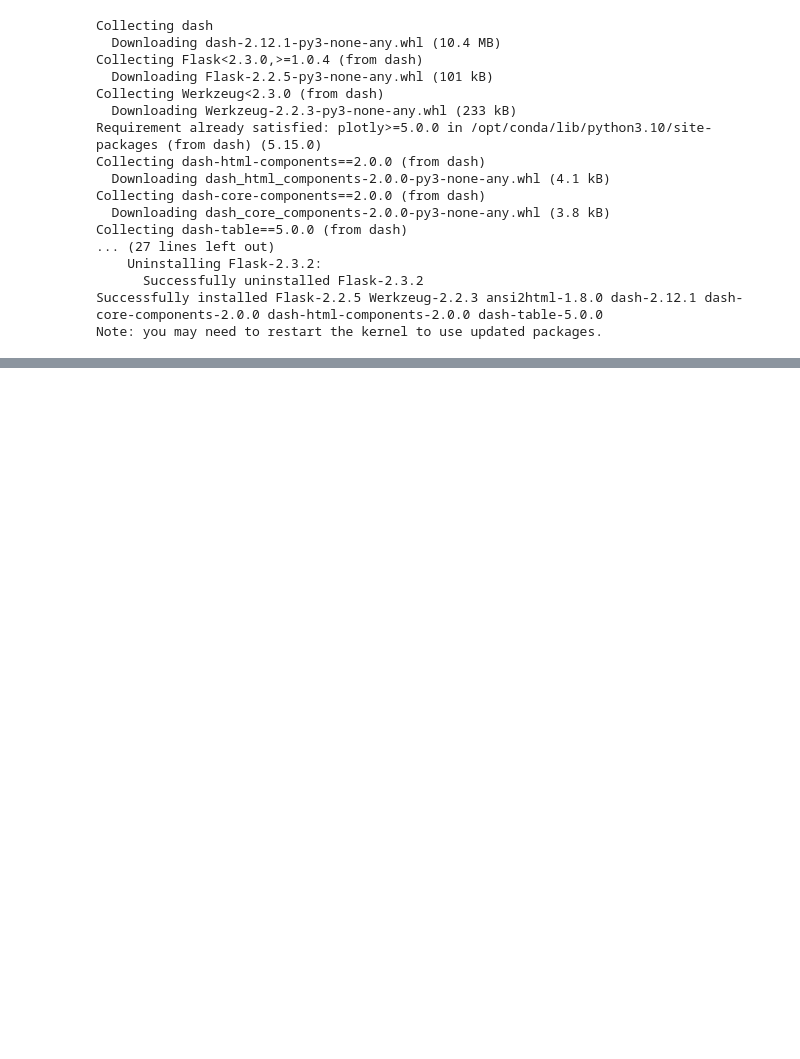
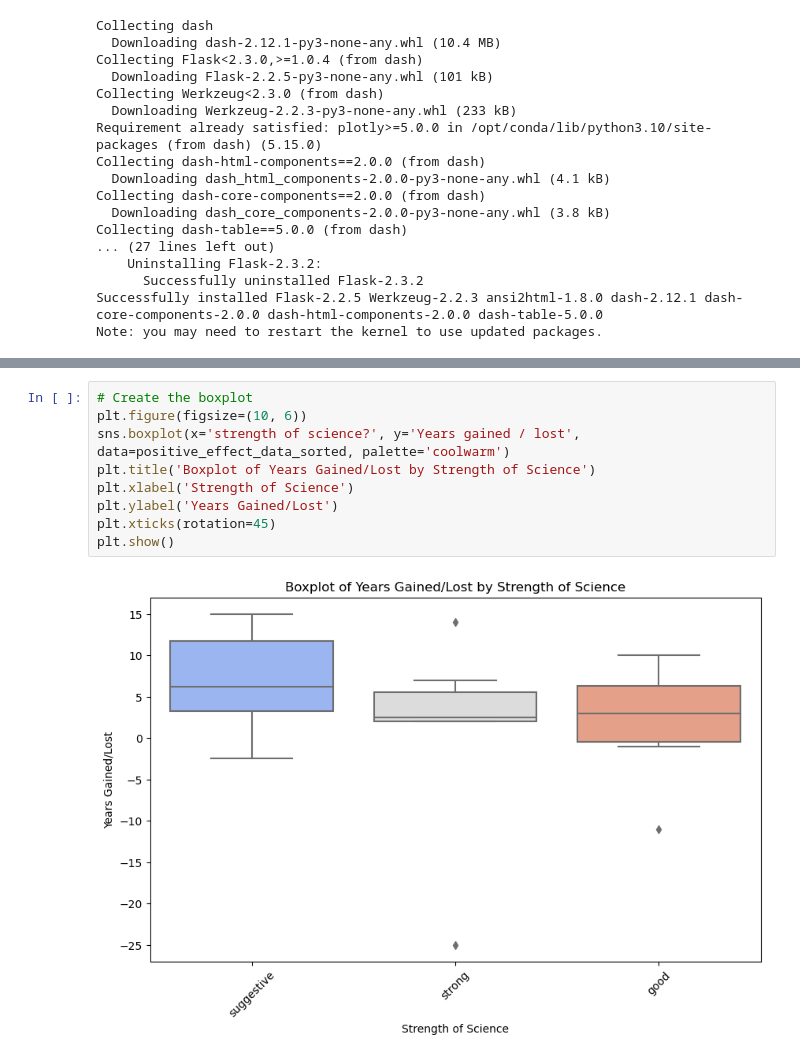
Before and after one commit to raj-rajat/Life-Longevity-Factors, a Jupyter notebook: life-longevity-factors.ipynb, the cells around one changed output, grey strips where cells are left out. Cells and saved outputs as stored; diff of their text form; blank space fills up the shorter version.

```diff
--- a/life-longevity-factors.ipynb
+++ b/life-longevity-factors.ipynb
@@ -289,0 +360,11 @@ fig_bubble.show()
+# %%
+# Create the boxplot
+plt.figure(figsize=(10, 6))
+sns.boxplot(x='strength of science?', y='Years gained / lost', data=positive_effect_data_sorted, palette='coolwarm')
+plt.title('Boxplot of Years Gained/Lost by Strength of Science')
+plt.xlabel('Strength of Science')
+plt.ylabel('Years Gained/Lost')
+plt.xticks(rotation=45)
+plt.show()
+# %% [output]
+[figure, added]
```
Also changed, not shown: parts of 11 cells of this notebook.
